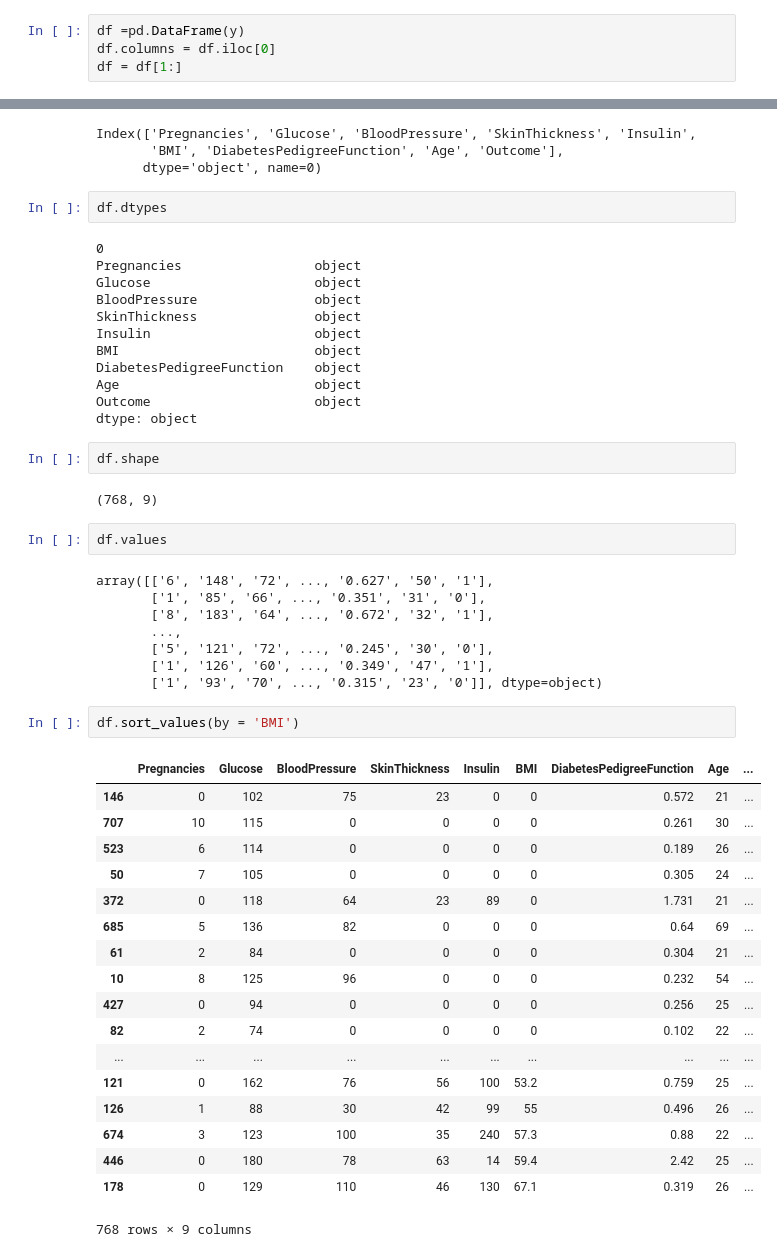
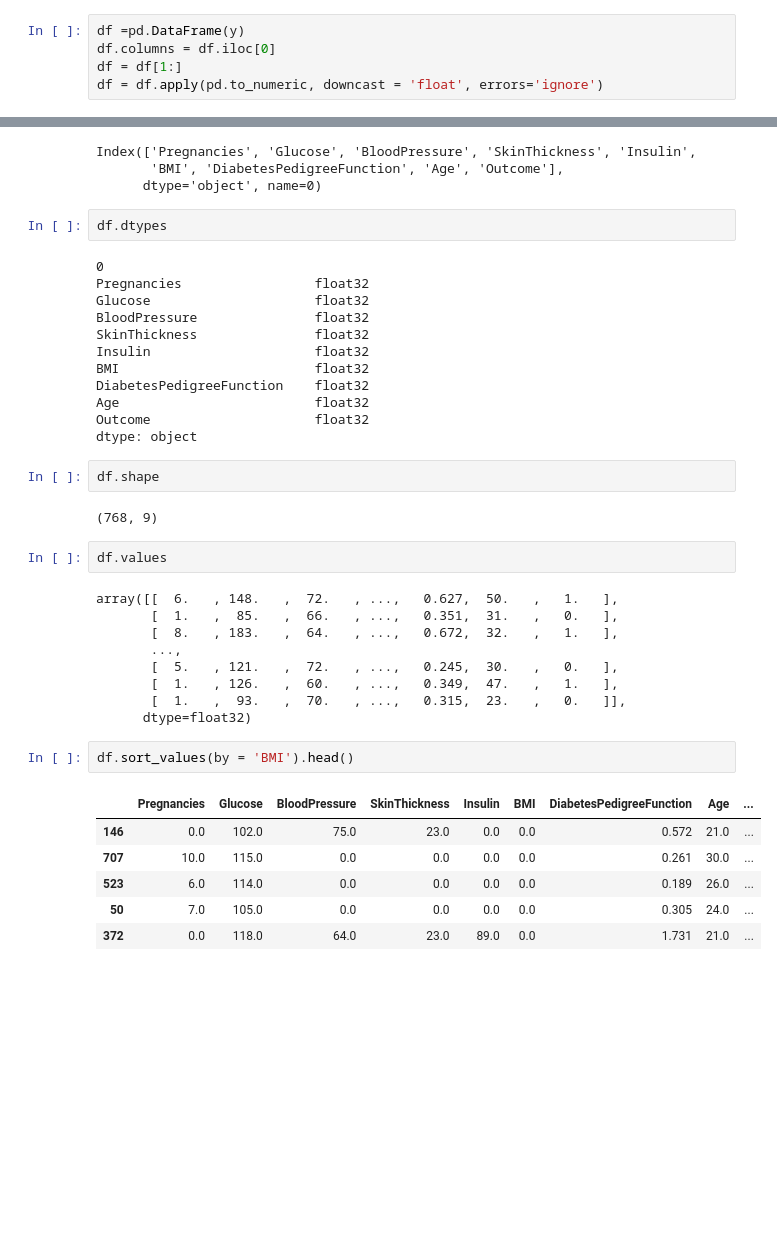
Before and after one commit to aakashvarma/Machine-Learning-Assignments, a Jupyter notebook: #1 Data loading/Untitled.ipynb, the cells around one changed output, grey strips where cells are left out. Drawn from its saved outputs; the diff is of its cells as text; blank space fills up the shorter version.

```diff
--- a/#1 Data loading/Untitled.ipynb
+++ b/#1 Data loading/Untitled.ipynb
@@ -26,6 +26,7 @@ array([['Pregnancies', 'Glucose', 'BloodPressure', ...,
 df =pd.DataFrame(y)
 df.columns = df.iloc[0]
 df = df[1:]
+df = df.apply(pd.to_numeric, downcast = 'float', errors='ignore')
 # %%
 df.head(10)
 # %% [output]
@@ -54,15 +55,15 @@ Index(['Pregnancies', 'Glucose', 'BloodPressure', 'SkinThickness', 'Insulin',
 df.dtypes
 # %% [output]
 0
-Pregnancies                 object
-Glucose                     object
-BloodPressure               object
-SkinThickness               object
-Insulin                     object
-BMI                         object
-DiabetesPedigreeFunction    object
-Age                         object
-Outcome                     object
+Pregnancies                 float32
+Glucose                     float32
+BloodPressure               float32
+SkinThickness               float32
+Insulin                     float32
+BMI                         float32
+DiabetesPedigreeFunction    float32
+Age                         float32
+Outcome                     float32
 dtype: object
 # %%
 df.shape
@@ -71,31 +72,20 @@ df.shape
 # %%
 df.values
 # %% [output]
-array([['6', '148', '72', ..., '0.627', '50', '1'],
-       ['1', '85', '66', ..., '0.351', '31', '0'],
-       ['8', '183', '64', ..., '0.672', '32', '1'],
+array([[  6.   , 148.   ,  72.   , ...,   0.627,  50.   ,   1.   ],
+       [  1.   ,  85.   ,  66.   , ...,   0.351,  31.   ,   0.   ],
+       [  8.   , 183.   ,  64.   , ...,   0.672,  32.   ,   1.   ],
        ...,
-       ['5', '121', '72', ..., '0.245', '30', '0'],
-       ['1', '126', '60', ..., '0.349', '47', '1'],
-       ['1', '93', '70', ..., '0.315', '23', '0']], dtype=object)
+       [  5.   , 121.   ,  72.   , ...,   0.245,  30.   ,   0.   ],
+       [  1.   , 126.   ,  60.   , ...,   0.349,  47.   ,   1.   ],
+       [  1.   ,  93.   ,  70.   , ...,   0.315,  23.   ,   0.   ]],
+      dtype=float32)
 # %%
-df.sort_values(by = 'BMI')
+df.sort_values(by = 'BMI').head()
 # %% [output]
 |  | Pregnancies | Glucose | BloodPressure | SkinThickness | Insulin | BMI | DiabetesPedigreeFunction | Age | ... |
-| 146 | 0 | 102 | 75 | 23 | 0 | 0 | 0.572 | 21 | ... |
-| 707 | 10 | 115 | 0 | 0 | 0 | 0 | 0.261 | 30 | ... |
-| 523 | 6 | 114 | 0 | 0 | 0 | 0 | 0.189 | 26 | ... |
-| 50 | 7 | 105 | 0 | 0 | 0 | 0 | 0.305 | 24 | ... |
-| 372 | 0 | 118 | 64 | 23 | 89 | 0 | 1.731 | 21 | ... |
-| 685 | 5 | 136 | 82 | 0 | 0 | 0 | 0.64 | 69 | ... |
-| 61 | 2 | 84 | 0 | 0 | 0 | 0 | 0.304 | 21 | ... |
-| 10 | 8 | 125 | 96 | 0 | 0 | 0 | 0.232 | 54 | ... |
-| 427 | 0 | 94 | 0 | 0 | 0 | 0 | 0.256 | 25 | ... |
-| 82 | 2 | 74 | 0 | 0 | 0 | 0 | 0.102 | 22 | ... |
-| ... | ... | ... | ... | ... | ... | ... | ... | ... | ... |
-| 121 | 0 | 162 | 76 | 56 | 100 | 53.2 | 0.759 | 25 | ... |
-| 126 | 1 | 88 | 30 | 42 | 99 | 55 | 0.496 | 26 | ... |
-| 674 | 3 | 123 | 100 | 35 | 240 | 57.3 | 0.88 | 22 | ... |
-| 446 | 0 | 180 | 78 | 63 | 14 | 59.4 | 2.42 | 25 | ... |
-| 178 | 0 | 129 | 110 | 46 | 130 | 67.1 | 0.319 | 26 | ... |
+| 146 | 0.0 | 102.0 | 75.0 | 23.0 | 0.0 | 0.0 | 0.572 | 21.0 | ... |
+| 707 | 10.0 | 115.0 | 0.0 | 0.0 | 0.0 | 0.0 | 0.261 | 30.0 | ... |
+| 523 | 6.0 | 114.0 | 0.0 | 0.0 | 0.0 | 0.0 | 0.189 | 26.0 | ... |
+| 50 | 7.0 | 105.0 | 0.0 | 0.0 | 0.0 | 0.0 | 0.305 | 24.0 | ... |
+| 372 | 0.0 | 118.0 | 64.0 | 23.0 | 89.0 | 0.0 | 1.731 | 21.0 | ... |
-768 rows × 9 columns
```
Also changed, not shown: parts of 20 cells of this notebook.
